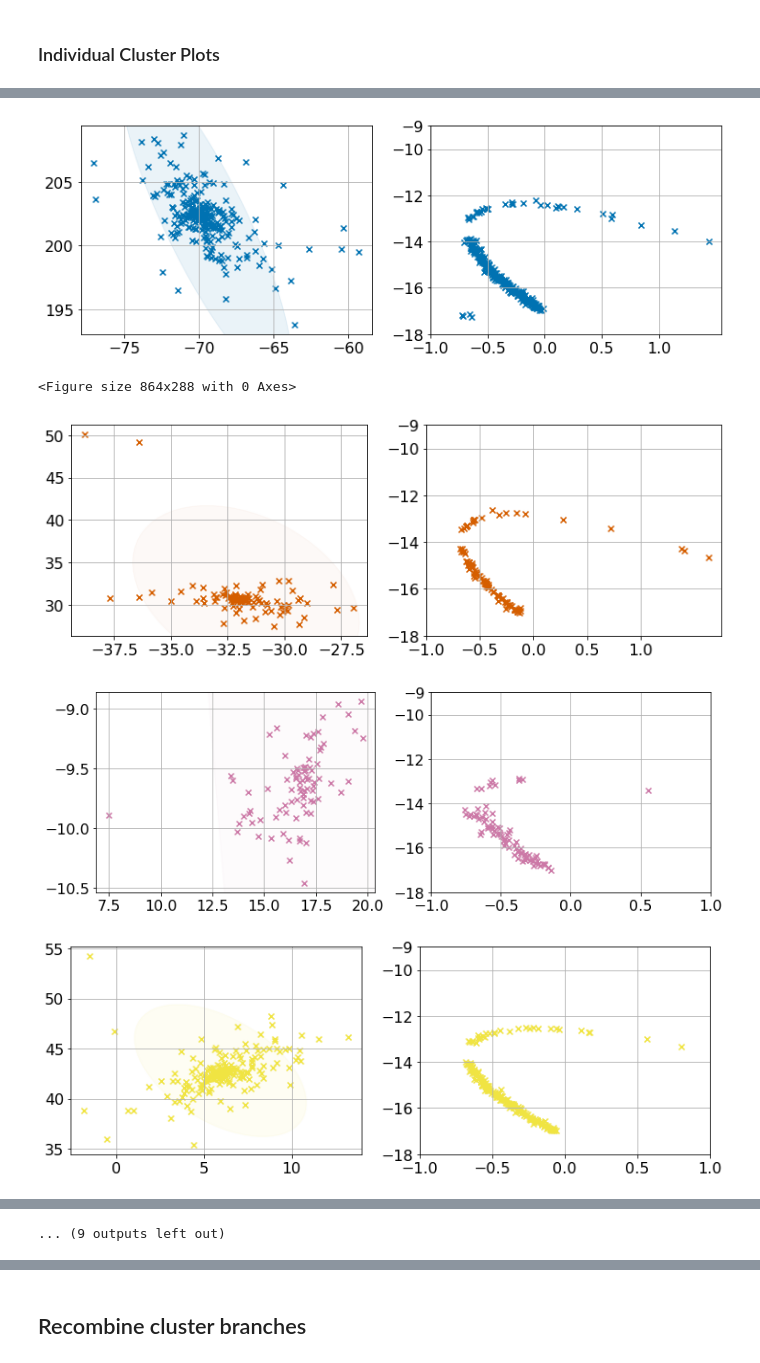
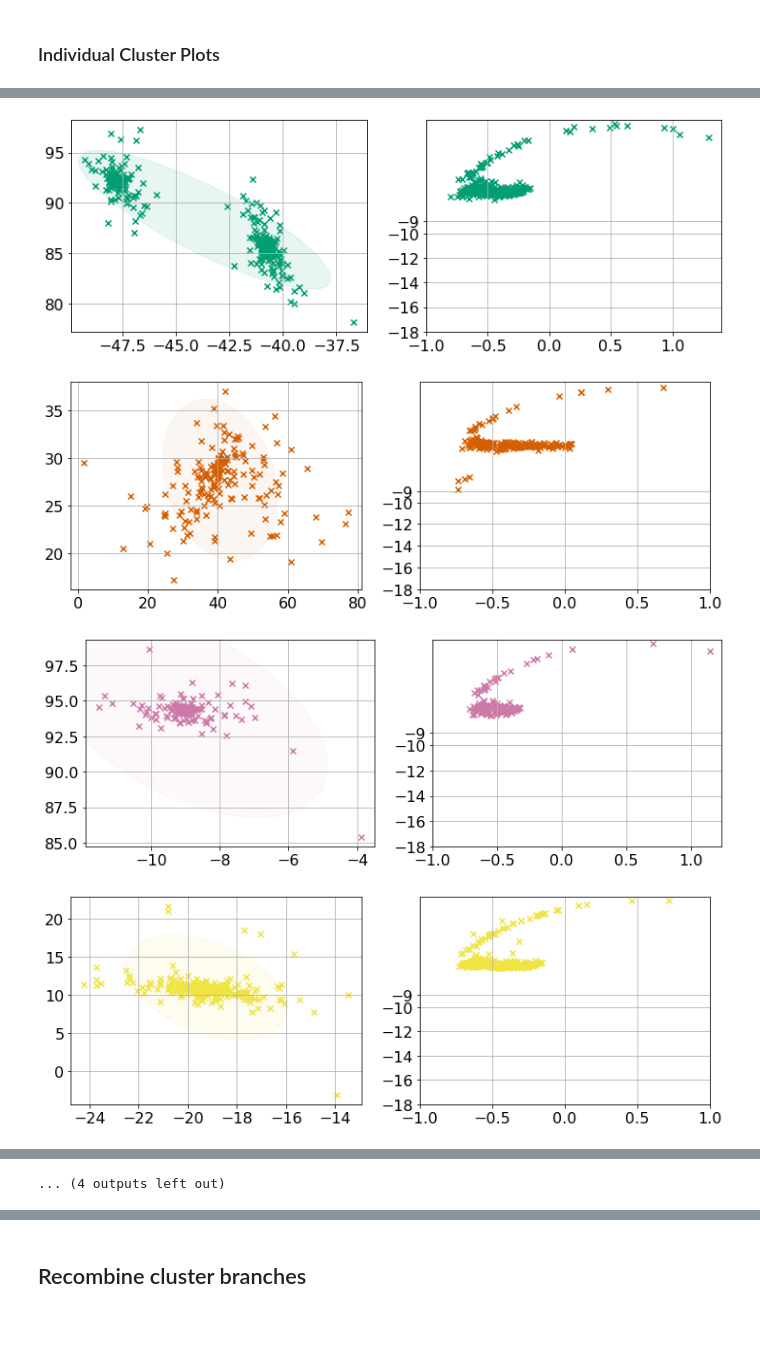
Before and after one commit to NotCouchpot80/PHYS3080-Ladder-Project, a Jupyter notebook: Code/4D-BGMM-DL.ipynb, the cells around one changed output, grey strips where cells are left out. Cells and saved outputs as stored; diff of their text form; code cells hidden in the pictures; blank space fills up the shorter version.

Commit message:
subClusters
split into subClusters

```diff
--- a/Code/4D-BGMM-DL.ipynb
+++ b/Code/4D-BGMM-DL.ipynb
@@ -179,0 +180,16 @@ plt.grid()
+# %%
+# BGMM parameters
+clusterCount = 3   #initial clusterCount
+countStep = 5
+CountTrials = 3
+WCP = 1            #weight_concentration_prior
+MPR = 1            #mean_precision_prior
+# loop with BGMM cluster algorithm and check when some weights go to 0.
+clustersModel = (mixture.BayesianGaussianMixture(
+                n_components=clusterCount,
+                weight_concentration_prior=WCP,
+                mean_precision_prior=MPR,
+                covariance_type="full",
+                n_init = CountTrials
+                )).fit(closePointsNumpy[:,[4,5]].astype(np.float))
+clusterShapes = clustersModel.predict(closePointsNumpy[:,[4,5]].astype(np.float))
@@ -188,14 +257,14 @@ Process:
 # %%
 # BGMM parameters
 clusterCount = 1   #initial clusterCount
-countStep = 20
-CountTrials = 2
+countStep = 5
+CountTrials = 10
 WCP = 1            #weight_concentration_prior
 MPR = 1            #mean_precision_prior
 # Data for BGMM pror
 clusterPrior=closePointsNumpy[:,[1,2,4,5]].astype(np.float)
 # Data for BGMM
-farPoints_floats=farPointsNumpy[:,[1,2,4,6]].astype(np.float)
+farPoints_floats=np.concatenate([farPointsNumpy[:,[1,2,4,6,7,8]], midPointsNumpy[:,[1,2,4,6,7,8]]]).astype(np.float)
 
 # loop with BGMM cluster algorithm and check when some weights go to 0.
 clustersModel = (mixture.BayesianGaussianMixture(
@@ -216,7 +285,7 @@ while min(clustersModel.weights_)>(0.01/clusterCount):
                     n_init = CountTrials
                     )).fit(farPoints_floats[:,[0,1]])
 
-clusterShapes = clustersModel.fit_predict(farPoints_floats[:,[0,1]])
+clusterShapes = clustersModel.predict(farPoints_floats[:,[0,1]])
 # %% [markdown]
 ### Plot Skymap and HR diagram Clustering
 # %% [markdown]
@@ -226,14 +295,17 @@ clusterShapes = clustersModel.fit_predict(farPoints_floats[:,[0,1]])
 matplotlib.rcParams['figure.figsize']=(12,4)
 colorCycle = itertools.cycle(sns.color_palette())
 clusterPlots=[]
+clusters=[]
 for i, (mean, cov, color, weights) in enumerate(zip(clustersModel.means_, clustersModel.covariances_, colorCycle, clustersModel.weights_)):
-    clusterPlots.append(mpl.pyplot.figure())
+
 
     v, w = sp.linalg.eigh(cov)
-    if not np.any(clusterShapes == i) or weights<(0.0/clusterCount):
+    if not np.any(clusterShapes == i) or weights<(0.01/clusterCount):
         continue
+    clusterPlots.append(mpl.pyplot.figure())
+    clusters.append(farPoints_floats[clusterShapes == i, :])
     ### Sky map cluster plot
-    ax1 = clusterPlots[i].add_subplot(1, 2, 1)
+    ax1 = clusterPlots[-1].add_subplot(1, 2, 1)
     plt.grid()
     plt.scatter(farPoints_floats[clusterShapes == i, 0], farPoints_floats[clusterShapes == i, 1], color= color, marker ='x')
     angle = np.arctan2(w[0][1], w[0][0])
@@ -245,9 +317,9 @@ for i, (mean, cov, color, weights) in enumerate(zip(clustersModel.means_, cluste
     ax1.add_artist(ell1)
 
     ### HR diagram cluster plot
-    ax2 = clusterPlots[i].add_subplot(1, 2, 2)
+    ax2 = clusterPlots[-1].add_subplot(1, 2, 2)
     plt.grid()
-    mpl.pyplot.scatter(farPoints_floats[clusterShapes == i, 2], farPoints_floats[clusterShapes == i, 3], marker = 'x', color=color)
+    mpl.pyplot.scatter(farPoints_floats[clusterShapes == i, 2], farPoints_floats[clusterShapes == i, 5], marker = 'x', color=color)
     # Plot an ellipse to show the Gaussian component
 #     angle = np.arctan2(w[2][1], w[2][0])
 #     angle = 180.0 * angle / np.pi  # convert to degrees
@@ -274,5 +346,4 @@ plt.show()
-[figure, old version]
+[figure, new version]
-<Figure size 864x288 with 0 Axes>
-[figure, old version]
+[figure, new version]
-[figure, old version]
+[figure, new version]
-[figure, old version]
+[figure, new version]
@@ -280 +350,0 @@ plt.show()
-... (9 outputs left out)
@@ -281,3 +352,4 @@ plt.show()
+... (4 outputs left out)
 # %%
 # Plot the Skymap Contours
 ClusterFitSkyPlot= mpl.pyplot.figure()
```
Also changed, not shown: parts of 6 cells of this notebook.
